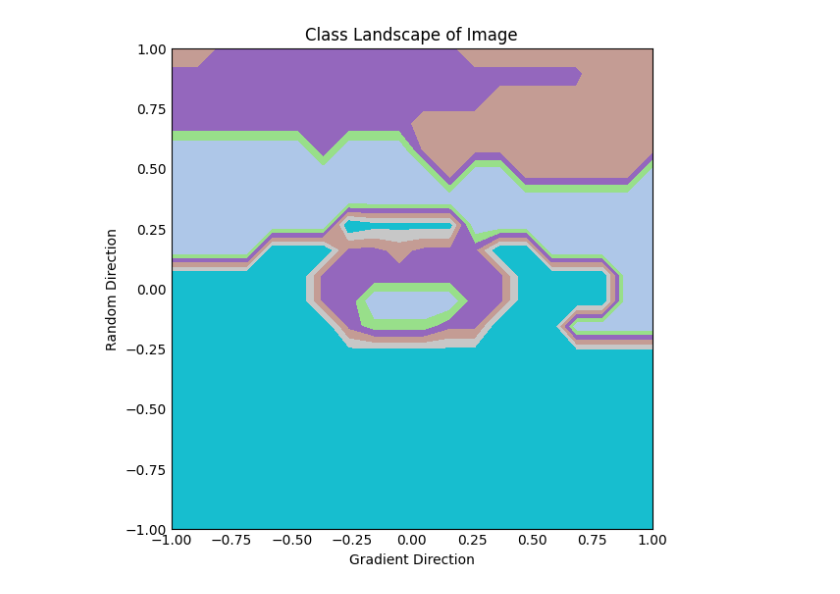
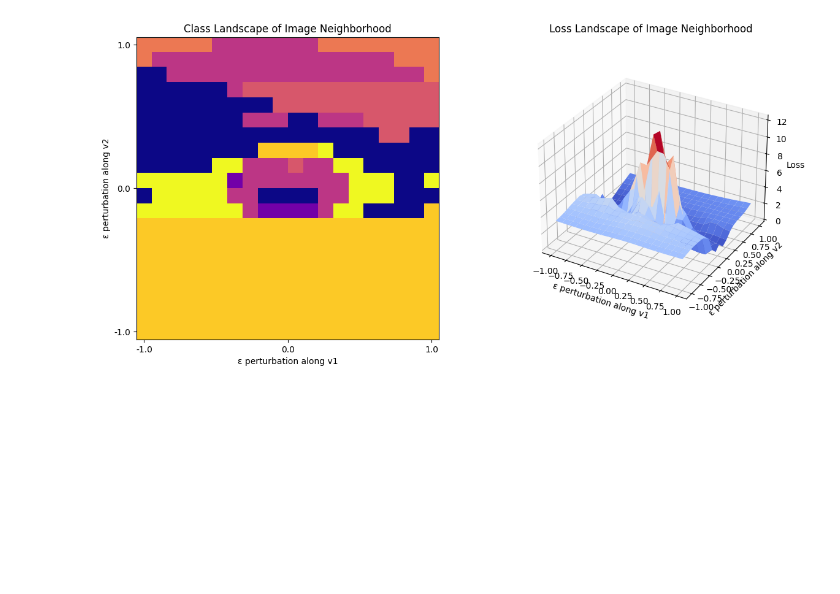
Before and after one commit to duedahl/AdversarialRobustness, a Jupyter notebook: landscapeVisuals.ipynb, the cells around one changed output. Drawn from its saved outputs; the diff is of its cells as text; code cells hidden in the pictures; blank space fills up the shorter version.

Commit message:
Improved loss and class visuals

```diff
--- a/landscapeVisuals.ipynb
+++ b/landscapeVisuals.ipynb
@@ -26,8 +27,11 @@ def getDirections(model, image, label):
     random = random / torch.norm(random)
     return gradient, random
 # %%
-def calcLossGrid(model, image, label, scale=1, num_points=11):
-    gradient, random = getDirections(model, image, label)
+def calcGrids(model, image, label, scale=1, num_points=11, directions=None):
+    if directions is not None:
+        gradient, random = directions
+    else:
+        gradient, random = getDirections(model, image, label)
 
     # scale the directions
     gradient *= scale
@@ -40,6 +44,7 @@ def calcLossGrid(model, image, label, scale=1, num_points=11):
     YY = [random * eps for eps in Y]
 
     lossgrid = np.zeros((len(XX), len(YY)))
+    classgrid = np.zeros((len(XX), len(YY)))
     for i in range(len(XX)):
         for j in range(len(YY)):
             perturbed_image = image + XX[i] + YY[j]
@@ -47,7 +52,8 @@ def calcLossGrid(model, image, label, scale=1, num_points=11):
             output = model(perturbed_image)
             loss = torch.nn.CrossEntropyLoss()(output.logits, label)
             lossgrid[i][j] = loss
+            classgrid[i][j] = torch.argmax(output.logits).item()
 
     X, Y = np.meshgrid(X, Y)
 
-    return X, Y, lossgrid
+    return X, Y, lossgrid, classgrid
@@ -100,5 +86,28 @@ def plotDecisionBoundary(X, Y, classgrid):
     ax.set_title("Class Landscape of Image")
     plt.show()
+# %%
+def plotBoth(X, Y, lossgrid, classgrid):
+    fig, axs = plt.subplots(1, 2)
+    fig.set_size_inches(14, 7)
+    axs[0].imshow(classgrid, cmap='plasma', origin="lower")
+    axs[0].set_xticks(np.linspace(0, classgrid.shape[0]-1, 3))
+    axs[0].set_xticklabels(np.linspace(-1, 1, 3))
+    axs[0].set_yticks(np.linspace(0, classgrid.shape[1]-1, 3))
+    axs[0].set_yticklabels(np.linspace(-1, 1, 3))
+    axs[0].set_xlabel('ε perturbation along v1')
+    axs[0].set_ylabel('ε perturbation along v2')
+    axs[0].set_title("Class Landscape of Image Neighborhood")
+
+    # Hide axes for the second plot
+    axs[1].axis('off')
+    axs[1] = fig.add_subplot(122, projection='3d')
+    axs[1].plot_surface(X, Y, lossgrid, cmap=cm.coolwarm)
+    axs[1].set_xlabel('ε perturbation along v1')
+    axs[1].set_ylabel('ε perturbation along v2')
+    axs[1].set_zlabel('Loss')
+    axs[1].set_title("Loss Landscape of Image Neighborhood")
+    axs[1].set_box_aspect(aspect=None, zoom=0.85)
+    plt.show()
 # %%
 model, processor = lv.prepareDownstreamVit()
 transform = transforms.Compose([
@@ -122,4 +135,3 @@ label = label.to(device)
 # %%
 # High numpoints makes it a lot slower
-X, Y, lossgrid = calcLossGrid(model, image, label, scale=1e3, num_points=20)
-plotLossLandscape(X, Y, lossgrid, "Loss Landscape of Image")
+X, Y, lossgrid, classgrid = calcGrids(model, image, label, scale=1e3, num_points=20, directions=(gradient, random))
@@ -128,5 +138,4 @@ plotLossLandscape(X, Y, lossgrid, "Loss Landscape of Image")
-# %%
-X, Y, classgrid = calcClassGrid(model, image, label, scale=1e3, num_points=20)
-plotDecisionBoundary(X, Y, classgrid)
-# %% [output]
-[figure, removed]
+# %%
+plotBoth(X, Y, lossgrid, classgrid)
+# %% [output]
+[figure, added]
```
Also changed, not shown: parts of 7 cells of this notebook.
